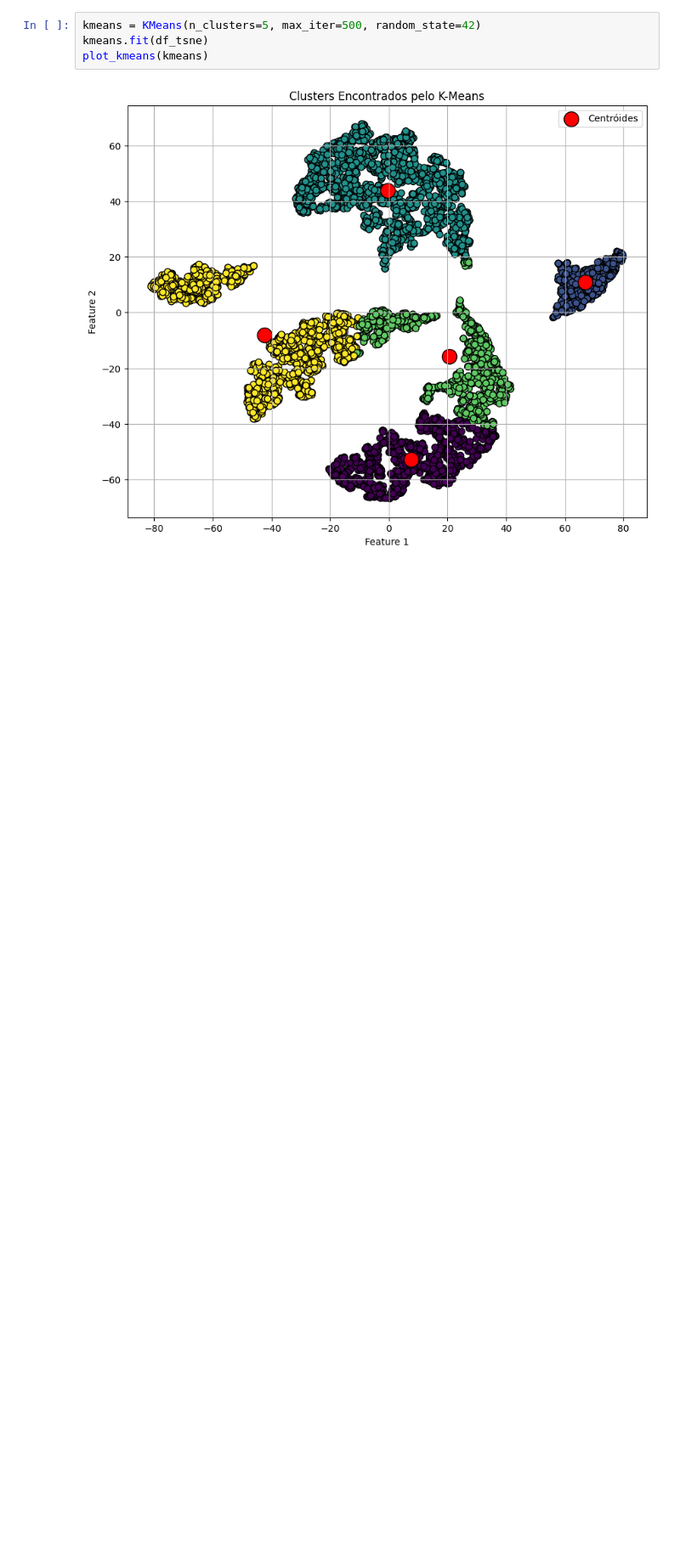
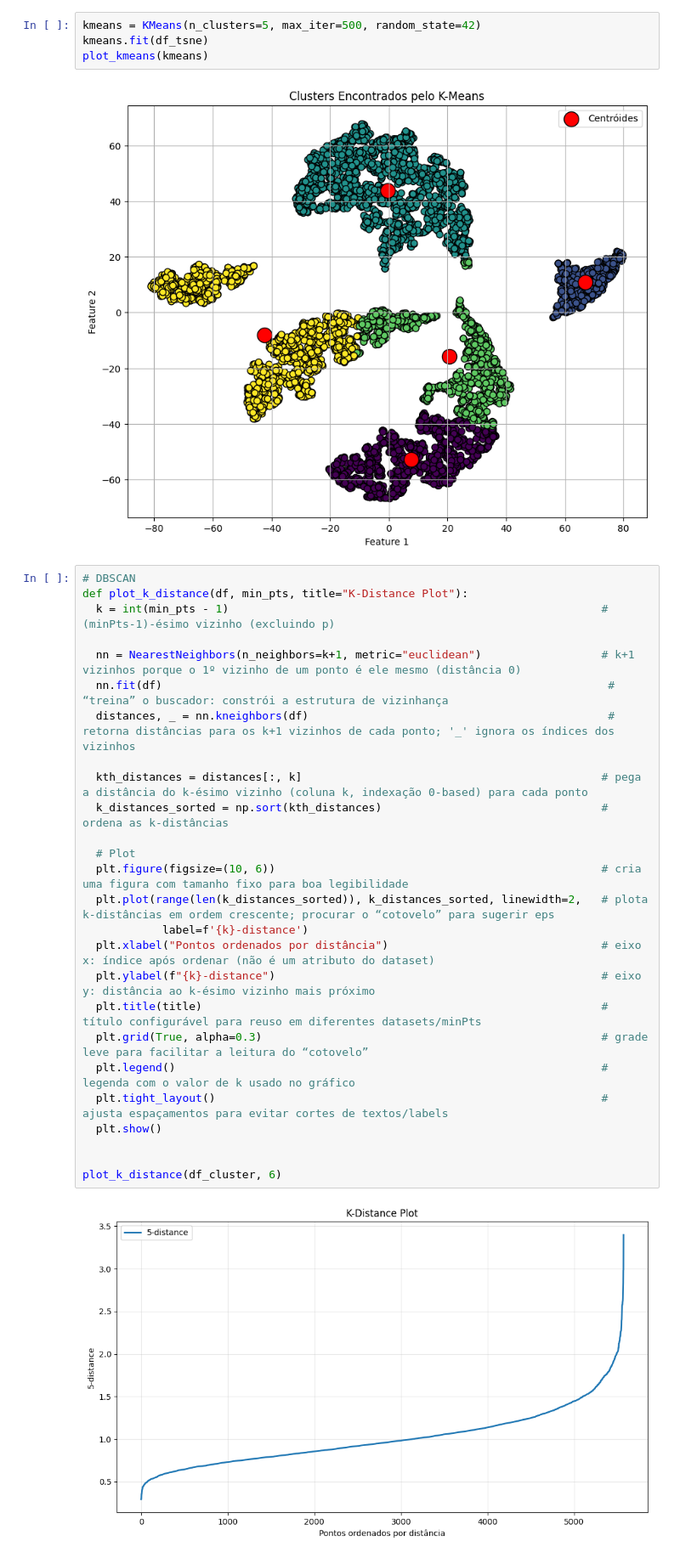
Before and after one commit to DouglaxN/project-unsupervised, a Jupyter notebook: J/main.ipynb, the cells around one changed output. Shown at 85% size. Drawn from its saved outputs; the diff is of its cells as text; blank space fills up the shorter version.

Commit message:
implement DBSCAN clusterization method

```diff
--- a/J/main.ipynb
+++ b/J/main.ipynb
@@ -124,3 +127,31 @@ kmeans.fit(df_tsne)
 plot_kmeans(kmeans)
 # %% [output]
 [figure]
+# %%
+# DBSCAN
+def plot_k_distance(df, min_pts, title="K-Distance Plot"):
+  k = int(min_pts - 1)                                                        # (minPts-1)-ésimo vizinho (excluindo p)
+
+  nn = NearestNeighbors(n_neighbors=k+1, metric="euclidean")                  # k+1 vizinhos porque o 1º vizinho de um ponto é ele mesmo (distância 0)
+  nn.fit(df)                                                                   # “treina” o buscador: constrói a estrutura de vizinhança
+  distances, _ = nn.kneighbors(df)                                             # retorna distâncias para os k+1 vizinhos de cada ponto; '_' ignora os índices dos vizinhos
+
+  kth_distances = distances[:, k]                                             # pega a distância do k-ésimo vizinho (coluna k, indexação 0-based) para cada ponto
+  k_distances_sorted = np.sort(kth_distances)                                 # ordena as k-distâncias
+
+  # Plot
+  plt.figure(figsize=(10, 6))                                                 # cria uma figura com tamanho fixo para boa legibilidade
+  plt.plot(range(len(k_distances_sorted)), k_distances_sorted, linewidth=2,   # plota k-distâncias em ordem crescente; procurar o “cotovelo” para sugerir eps
+            label=f'{k}-distance')
+  plt.xlabel("Pontos ordenados por distância")                                # eixo x: índice após ordenar (não é um atributo do dataset)
+  plt.ylabel(f"{k}-distance")                                                 # eixo y: distância ao k-ésimo vizinho mais próximo
+  plt.title(title)                                                            # título configurável para reuso em diferentes datasets/minPts
+  plt.grid(True, alpha=0.3)                                                   # grade leve para facilitar a leitura do “cotovelo”
+  plt.legend()                                                                # legenda com o valor de k usado no gráfico
+  plt.tight_layout()                                                          # ajusta espaçamentos para evitar cortes de textos/labels
+  plt.show()
+
+
+plot_k_distance(df_cluster, 6)
+# %% [output]
+[figure, added]
```
Also changed, not shown: parts of 5 cells of this notebook.
